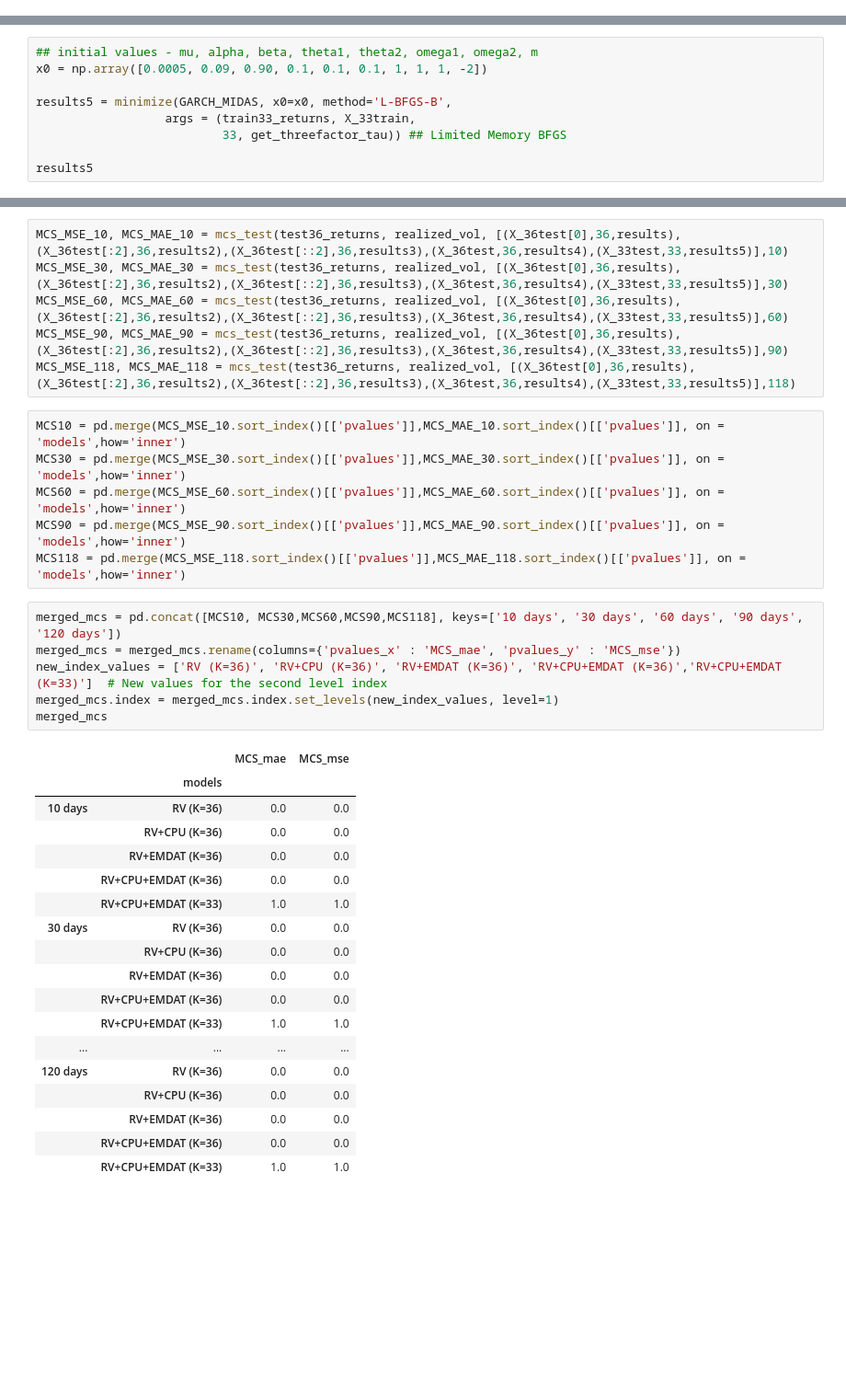
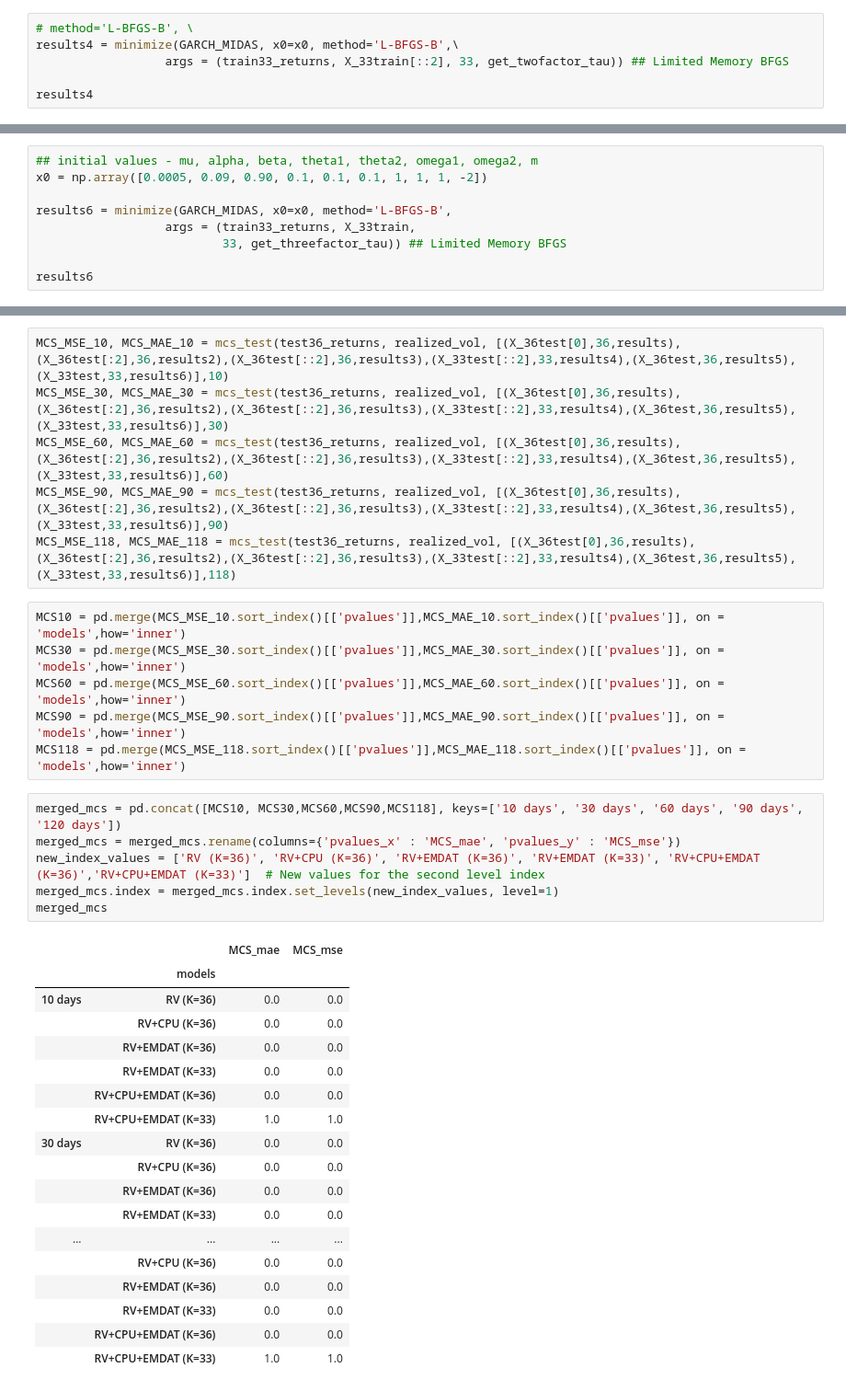
Before and after one commit to agarwgou/qf604, a Jupyter notebook: code/project_garchmidas.ipynb, the cells around one changed output, grey strips where cells are left out. Shown at 92% size. Saved outputs shown, nothing was run; the diff lists cells and outputs as text; blank space fills up the shorter version.

Commit message:
Updated project to include RV+EMDAT, K = 33

```diff
--- a/code/project_garchmidas.ipynb
+++ b/code/project_garchmidas.ipynb
@@ -370,3 +313,9 @@ Model 5: RV + CPU + EMDAT, K = 33
 # Get required split for lag = 33
 X_33train, X_33test, train33_returns, test33_returns =\
     is_os_split(data, '2022-12-01', 33, diff = 'first_order')
+# %%
+# method='L-BFGS-B', \
+results4 = minimize(GARCH_MIDAS, x0=x0, method='L-BFGS-B',\
+                  args = (train33_returns, X_33train[::2], 33, get_twofactor_tau)) ## Limited Memory BFGS
+
+results4
@@ -374,11 +401,11 @@ X_33train, X_33test, train33_returns, test33_returns =\
 ## initial values - mu, alpha, beta, theta1, theta2, omega1, omega2, m
 x0 = np.array([0.0005, 0.09, 0.90, 0.1, 0.1, 0.1, 1, 1, 1, -2])
 
-results5 = minimize(GARCH_MIDAS, x0=x0, method='L-BFGS-B',
+results6 = minimize(GARCH_MIDAS, x0=x0, method='L-BFGS-B',
                   args = (train33_returns, X_33train,
                           33, get_threefactor_tau)) ## Limited Memory BFGS
 
-results5
+results6
 # %% [output]
   message: CONVERGENCE: REL_REDUCTION_OF_F_<=_FACTR*EPSMCH
   success: True
@@ -464,11 +494,11 @@ pd.DataFrame({
 | MSE (RV + CPU + EMDAT, K = 33) | 0.011137 | 0.004623 | 0.002378 | 0.001601 | 0.001236 |
 | MAE (RV + CPU + EMDAT, K = 33) | 0.102800 | 0.054833 | 0.031956 | 0.023125 | 0.019268 |
 # %%
-MCS_MSE_10, MCS_MAE_10 = mcs_test(test36_returns, realized_vol, [(X_36test[0],36,results),(X_36test[:2],36,results2),(X_36test[::2],36,results3),(X_36test,36,results4),(X_33test,33,results5)],10)
-MCS_MSE_30, MCS_MAE_30 = mcs_test(test36_returns, realized_vol, [(X_36test[0],36,results),(X_36test[:2],36,results2),(X_36test[::2],36,results3),(X_36test,36,results4),(X_33test,33,results5)],30)
-MCS_MSE_60, MCS_MAE_60 = mcs_test(test36_returns, realized_vol, [(X_36test[0],36,results),(X_36test[:2],36,results2),(X_36test[::2],36,results3),(X_36test,36,results4),(X_33test,33,results5)],60)
-MCS_MSE_90, MCS_MAE_90 = mcs_test(test36_returns, realized_vol, [(X_36test[0],36,results),(X_36test[:2],36,results2),(X_36test[::2],36,results3),(X_36test,36,results4),(X_33test,33,results5)],90)
-MCS_MSE_118, MCS_MAE_118 = mcs_test(test36_returns, realized_vol, [(X_36test[0],36,results),(X_36test[:2],36,results2),(X_36test[::2],36,results3),(X_36test,36,results4),(X_33test,33,results5)],118)
+MCS_MSE_10, MCS_MAE_10 = mcs_test(test36_returns, realized_vol, [(X_36test[0],36,results),(X_36test[:2],36,results2),(X_36test[::2],36,results3),(X_33test[::2],33,results4),(X_36test,36,results5),(X_33test,33,results6)],10)
+MCS_MSE_30, MCS_MAE_30 = mcs_test(test36_returns, realized_vol, [(X_36test[0],36,results),(X_36test[:2],36,results2),(X_36test[::2],36,results3),(X_33test[::2],33,results4),(X_36test,36,results5),(X_33test,33,results6)],30)
+MCS_MSE_60, MCS_MAE_60 = mcs_test(test36_returns, realized_vol, [(X_36test[0],36,results),(X_36test[:2],36,results2),(X_36test[::2],36,results3),(X_33test[::2],33,results4),(X_36test,36,results5),(X_33test,33,results6)],60)
+MCS_MSE_90, MCS_MAE_90 = mcs_test(test36_returns, realized_vol, [(X_36test[0],36,results),(X_36test[:2],36,results2),(X_36test[::2],36,results3),(X_33test[::2],33,results4),(X_36test,36,results5),(X_33test,33,results6)],90)
+MCS_MSE_118, MCS_MAE_118 = mcs_test(test36_returns, realized_vol, [(X_36test[0],36,results),(X_36test[:2],36,results2),(X_36test[::2],36,results3),(X_33test[::2],33,results4),(X_36test,36,results5),(X_33test,33,results6)],118)
 # %%
 MCS10 = pd.merge(MCS_MSE_10.sort_index()[['pvalues']],MCS_MAE_10.sort_index()[['pvalues']], on = 'models',how='inner')
 MCS30 = pd.merge(MCS_MSE_30.sort_index()[['pvalues']],MCS_MAE_30.sort_index()[['pvalues']], on = 'models',how='inner')
@@ -478,25 +508,25 @@ MCS118 = pd.merge(MCS_MSE_118.sort_index()[['pvalues']],MCS_MAE_118.sort_index()
 # %%
 merged_mcs = pd.concat([MCS10, MCS30,MCS60,MCS90,MCS118], keys=['10 days', '30 days', '60 days', '90 days', '120 days'])
 merged_mcs = merged_mcs.rename(columns={'pvalues_x' : 'MCS_mae', 'pvalues_y' : 'MCS_mse'})
-new_index_values = ['RV (K=36)', 'RV+CPU (K=36)', 'RV+EMDAT (K=36)', 'RV+CPU+EMDAT (K=36)','RV+CPU+EMDAT (K=33)']  # New values for the second level index
+new_index_values = ['RV (K=36)', 'RV+CPU (K=36)', 'RV+EMDAT (K=36)', 'RV+EMDAT (K=33)', 'RV+CPU+EMDAT (K=36)','RV+CPU+EMDAT (K=33)']  # New values for the second level index
 merged_mcs.index = merged_mcs.index.set_levels(new_index_values, level=1)
 merged_mcs
 # %% [output]
 |  |  | MCS_mae | MCS_mse |
 |  | models |  |  |
 | 10 days | RV (K=36) | 0.0 | 0.0 |
 |  | RV+CPU (K=36) | 0.0 | 0.0 |
 |  | RV+EMDAT (K=36) | 0.0 | 0.0 |
+|  | RV+EMDAT (K=33) | 0.0 | 0.0 |
 |  | RV+CPU+EMDAT (K=36) | 0.0 | 0.0 |
 |  | RV+CPU+EMDAT (K=33) | 1.0 | 1.0 |
 | 30 days | RV (K=36) | 0.0 | 0.0 |
 |  | RV+CPU (K=36) | 0.0 | 0.0 |
 |  | RV+EMDAT (K=36) | 0.0 | 0.0 |
+|  | RV+EMDAT (K=33) | 0.0 | 0.0 |
+| ... | ... | ... | ... |
+|  | RV+CPU (K=36) | 0.0 | 0.0 |
+|  | RV+EMDAT (K=36) | 0.0 | 0.0 |
+|  | RV+EMDAT (K=33) | 0.0 | 0.0 |
 |  | RV+CPU+EMDAT (K=36) | 0.0 | 0.0 |
 |  | RV+CPU+EMDAT (K=33) | 1.0 | 1.0 |
-| ... | ... | ... | ... |
-| 120 days | RV (K=36) | 0.0 | 0.0 |
-|  | RV+CPU (K=36) | 0.0 | 0.0 |
-|  | RV+EMDAT (K=36) | 0.0 | 0.0 |
-|  | RV+CPU+EMDAT (K=36) | 0.0 | 0.0 |
-|  | RV+CPU+EMDAT (K=33) | 1.0 | 1.0 |
```
Also changed, not shown: parts of 19 cells of this notebook, 3 other files.
